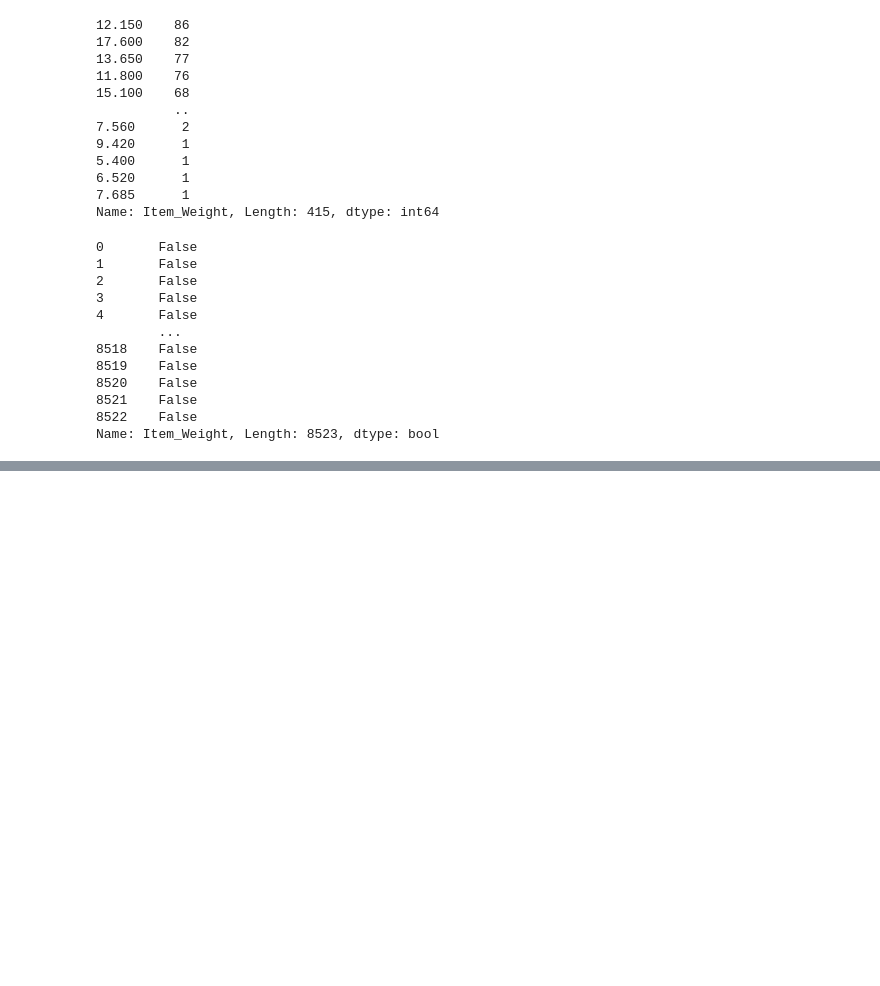
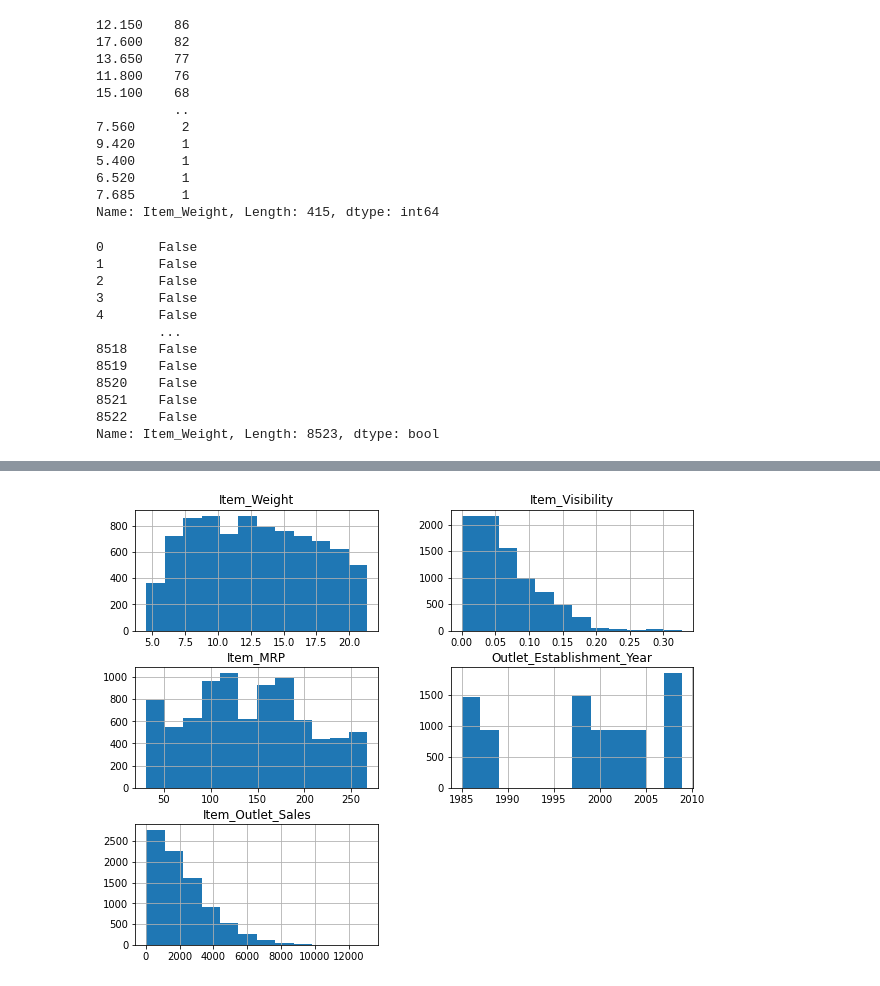
Before and after one commit to PeriAdan/sales-predictions, a Jupyter notebook: Project.ipynb, the cells around one changed output, grey strips where cells are left out. Saved outputs shown, nothing was run; the diff lists cells and outputs as text; code cells hidden in the pictures; blank space fills up the shorter version.

```diff
--- a/Project.ipynb
+++ b/Project.ipynb
@@ -102,3 +104,7 @@ Medium    2793
 Small     2388
 High       932
 Name: Outlet_Size, dtype: int64
+# %%
+# filling a null values using fillna()
+df["Outlet_Size"].fillna("Unknown", inplace = True)
+df.head()
@@ -134,0 +152,7 @@ Name: Item_Weight, Length: 8523, dtype: bool
+# %%
+#df["Item_Weight"].fillna("1", inplace = True)
+#df.head()
+
+df['Item_Weight'].interpolate(inplace=True)
+df['Item_Weight'].isnull().sum()
+df['Item_Weight'].head()
@@ -143,3 +185,0 @@ df.isnull().sum().sum()
-# %%
-df = df.drop(columns =['Outlet_Size'])
-df.head()
@@ -152,0 +202,8 @@ df.head()
+# %%
+num_bins = 12
+
+df.hist(bins=num_bins, figsize=(10,8))
+plt.savefig("df_histogram_plots")
+plt.show()
+# %% [output]
+[figure, added]
```
Also changed, not shown: parts of 16 cells of this notebook.
